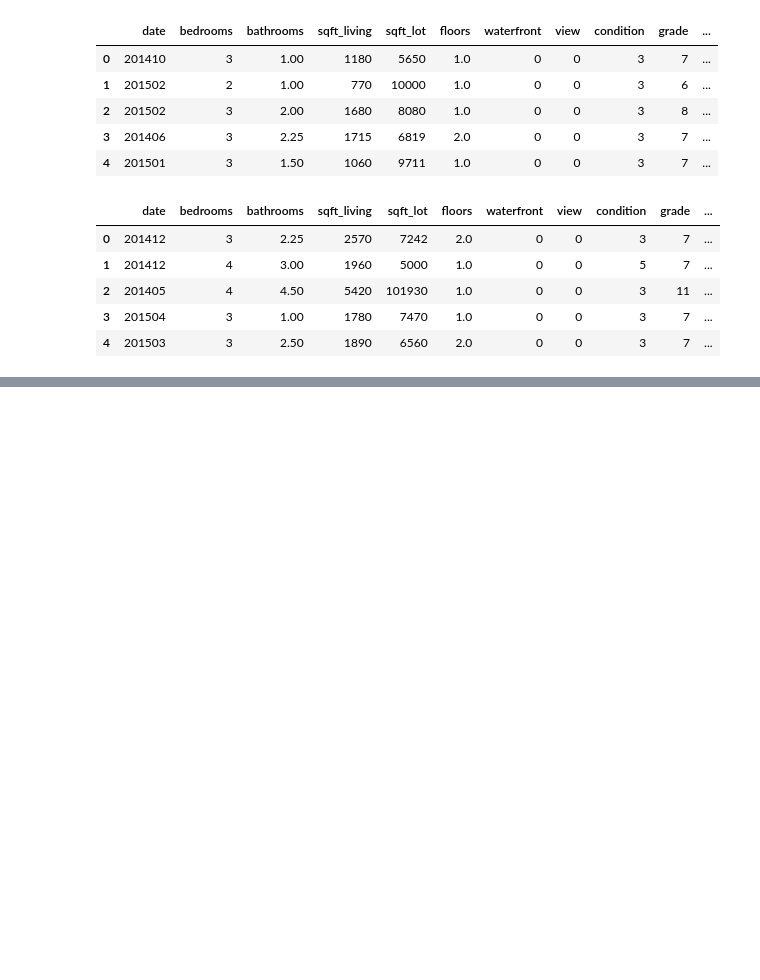
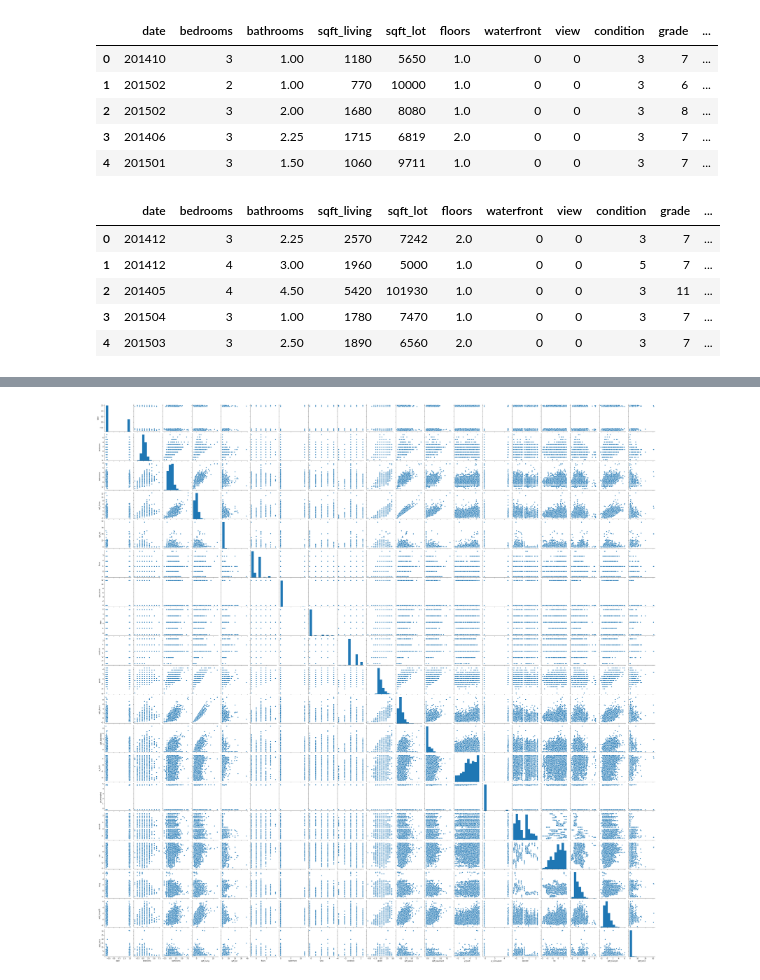
Before and after one commit to benestump/Aiffel, a Jupyter notebook: 08_housing_price_prediction/E8_House_Price_Prediction.ipynb, the cells around one changed output, grey strips where cells are left out. Cells and saved outputs as stored; diff of their text form; code cells hidden in the pictures; blank space fills up the shorter version.

```diff
--- a/08_housing_price_prediction/E8_House_Price_Prediction.ipynb
+++ b/08_housing_price_prediction/E8_House_Price_Prediction.ipynb
@@ -74,0 +104,6 @@ sub_data.head()
+# %%
+scaler = StandardScaler()
+# %%
+std_train_data = scaler.fit_transform(train_data)
+std_train_data = pd.DataFrame(std_train_data, columns=train_data.columns)
+std_train_data.head()
@@ -74,0 +140,5 @@ sub_data.head()
+# %%
+sns.pairplot(std_train_data)
+plt.show()
+# %% [output]
+[figure, added]
```
Also changed, not shown: parts of 10 cells of this notebook.
